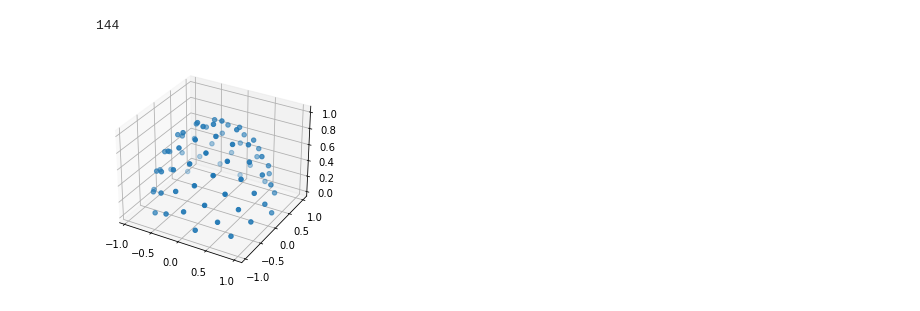
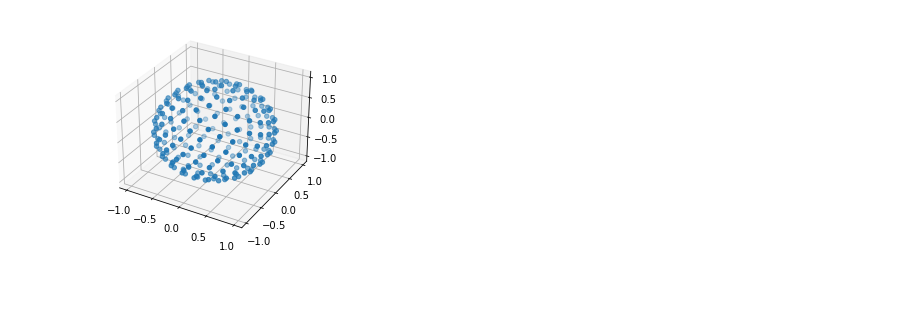
Before and after one commit to BrianTheAbyssGazer/Neuron-Reconstruction, a Jupyter notebook: function test.ipynb, the cells around one changed output. Cells and saved outputs as stored; diff of their text form; code cells hidden in the pictures.

```diff
--- a/function test.ipynb
+++ b/function test.ipynb
@@ -1,32 +1,29 @@
 # %%
 from numpy import pi, cos, sin, arccos, arange
 import numpy as np
 import mpl_toolkits.mplot3d
 import matplotlib.pyplot as pp
 import matplotlib.pyplot as plt
 from tifffile import imsave
 import math
 
 def Fibonacci(N):
     F0 = 1
     F = 1
     sum = 0
     for i in range(N - 2):
         sum = F0 + F
         F0 = F
         F = sum
     return F
-Fibo_n = 12
+Fibo_n = 13
 num_pts = Fibonacci(Fibo_n)
 indices = arange(0, num_pts, dtype=float)
-print(len(indices))
 phi = arccos(1 - 2 * indices/num_pts)
 theta = pi * indices * 2 * num_pts/Fibonacci(Fibo_n - 1)
 lx, ly, lz = cos(theta) * sin(phi), sin(theta) * sin(phi), cos(phi)
-
-pp.figure().add_subplot(111, projection='3d').scatter(lx[0:72], ly[0:72], lz[0:72])
+pp.figure().add_subplot(111, projection='3d').scatter(lx, ly, lz)
 pp.show()
 # %% [output]
-144
-[figure, old version]
+[figure, new version]
 # %%
```
Also changed, not shown: parts of 2 cells of this notebook.
